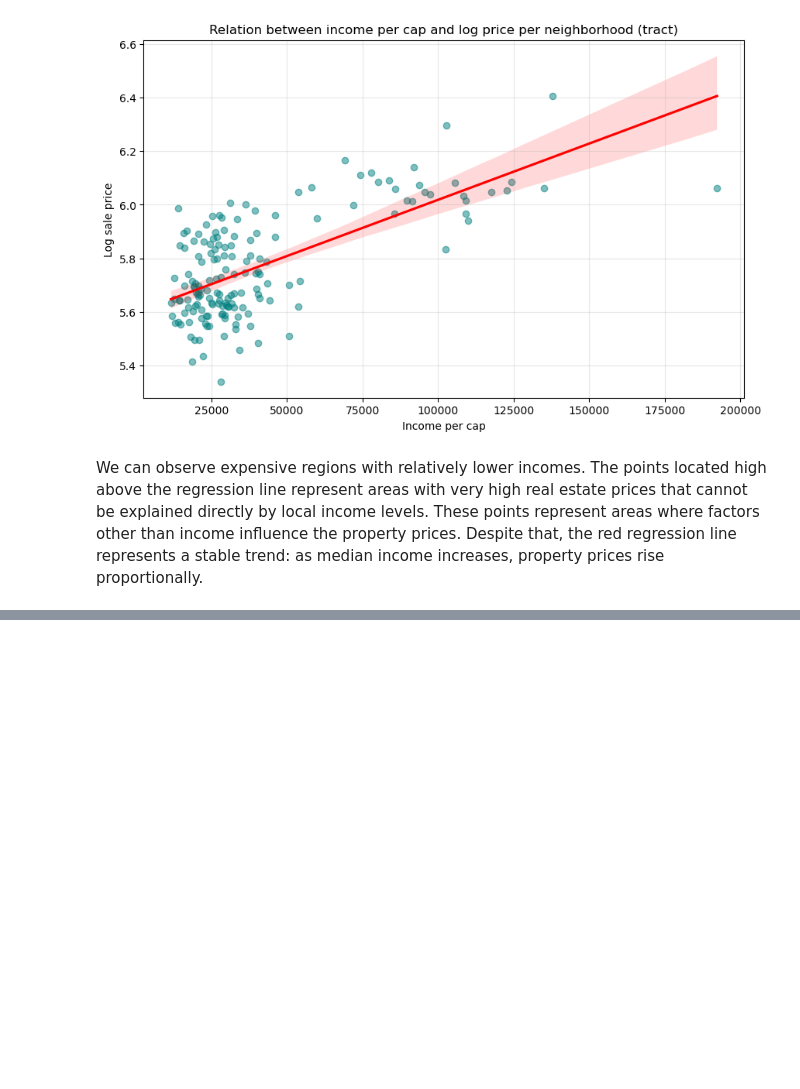
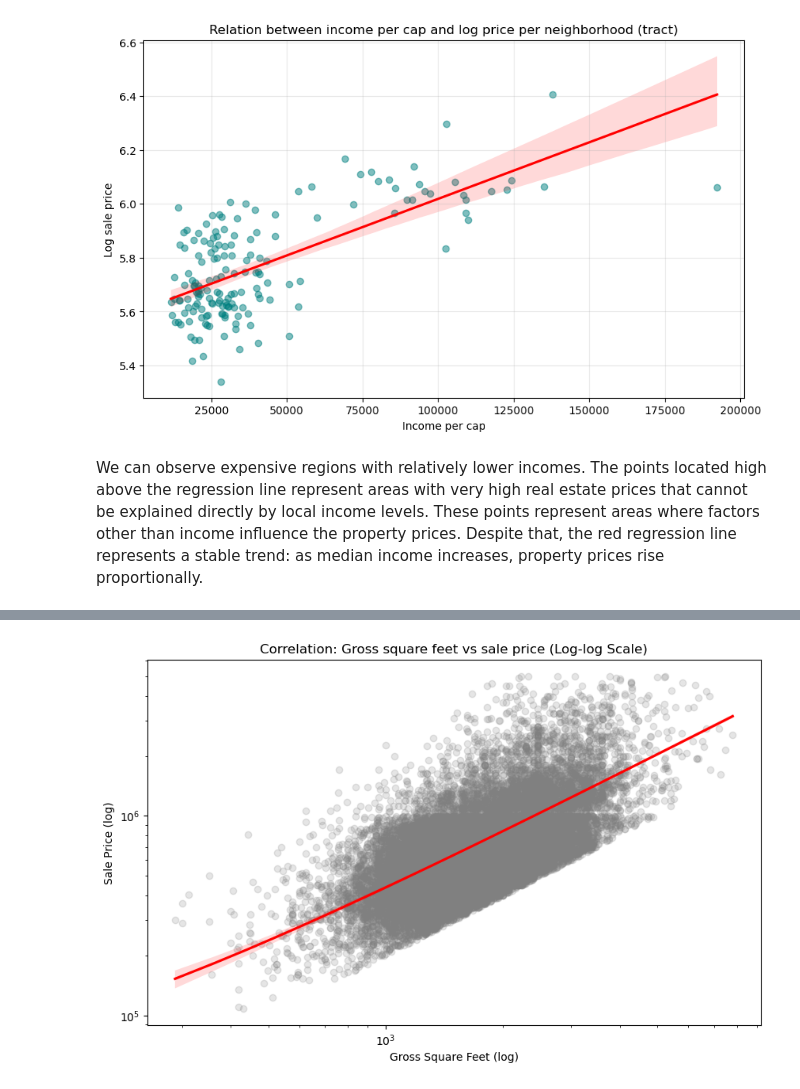
Before and after one commit to radinelageorgieva/Data-Science, a Jupyter notebook: FinalProject.ipynb, the cells around one changed output, grey strips where cells are left out. Saved outputs shown, nothing was run; the diff lists cells and outputs as text; code cells hidden in the pictures; blank space fills up the shorter version.

```diff
--- a/FinalProject.ipynb
+++ b/FinalProject.ipynb
@@ -1451,0 +1533,7 @@ We can observe expensive regions with relatively lower incomes. The points locat
+# %%
+clean_macro_data = properties_with_area[
+    (properties_with_area['gross_square_feet'] > 250) &
+    (properties_with_area['gross_square_feet'] < 8000) &
+    (properties_with_area['price_per_sqft'] >= 200) &
+    (properties_with_area['price_per_sqft'] <= 2500)
+].copy()
@@ -1451,0 +1593,13 @@ We can observe expensive regions with relatively lower incomes. The points locat
+# %%
+plt.figure(figsize=(10, 6))
+sns.regplot(data = clean_macro_data, x = 'gross_square_feet', y = 'sale_price',
+            scatter_kws = {'alpha': 0.2, 'color': 'gray'}, line_kws = {'color':'red'})
+
+plt.xscale('log')
+plt.yscale('log')
+plt.title('Correlation: Gross square feet vs sale price (Log-log Scale)')
+plt.xlabel('Gross Square Feet (log)')
+plt.ylabel('Sale Price (log)')
+plt.show()
+# %% [output]
+[figure, added]
```
Also changed, not shown: parts of 39 cells of this notebook.
